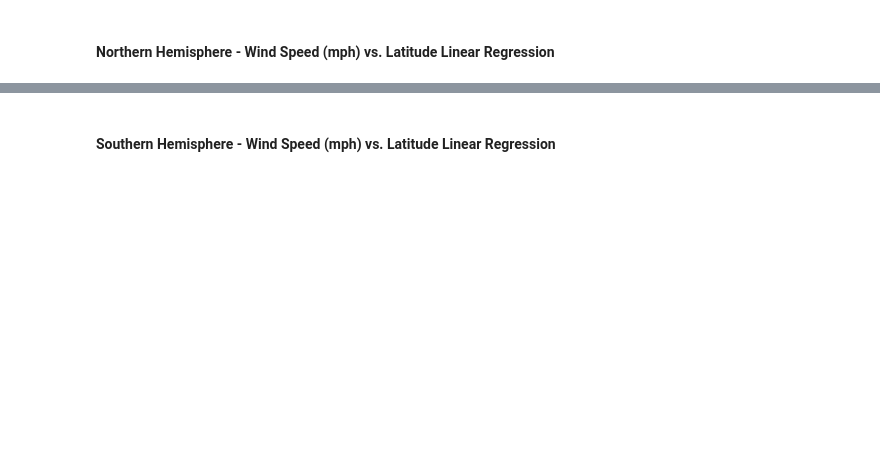
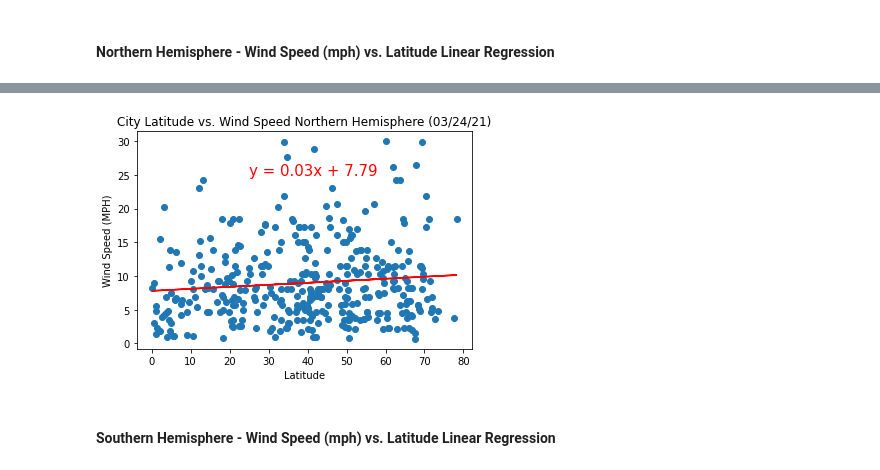
Before and after one commit to danielatuesta55/python-api-challenge, a Jupyter notebook: WeatherPy/WeatherPy-updated.ipynb, the cells around one changed output, grey strips where cells are left out. Drawn from its saved outputs; the diff is of its cells as text; code cells hidden in the pictures; blank space fills up the shorter version.

```diff
--- a/WeatherPy/WeatherPy-updated.ipynb
+++ b/WeatherPy/WeatherPy-updated.ipynb
@@ -445,2 +477,26 @@ The r-value is: 0.04019723576144484
+# %%
+x_axis = nh_df['Lat']
+y_axis = nh_df['Wind Speed']
+
+(slope, intercept,rvalue,pvalue,stderr) = linregress(x_axis,y_axis)
+regress_values = x_axis * slope + intercept
+line_eq = 'y = '+ str(round(slope,2)) + "x + " + str(round(intercept,2))
+
+#Create the lables
+plt.title("City Latitude vs. Wind Speed Northern Hemisphere (03/24/21)")
+plt.ylabel("Wind Speed (MPH)")
+plt.xlabel("Latitude")
+
+#Create the scatter plot Latitude vs temp SH
+plt.scatter(x_axis, y_axis)
+plt.plot(x_axis,regress_values, color ='r')
+plt.annotate(line_eq,(25,25),fontsize=15, color ='r')
+
+#save image
+plt.savefig("output_data/Regression_NwindspeedvsLat.png")
+
+plt.show()
+# %% [output]
+[figure, added]
 # %% [markdown]
 ####  Southern Hemisphere - Wind Speed (mph) vs. Latitude Linear Regression
```
Also changed, not shown: parts of 8 cells of this notebook, 4 other files.
